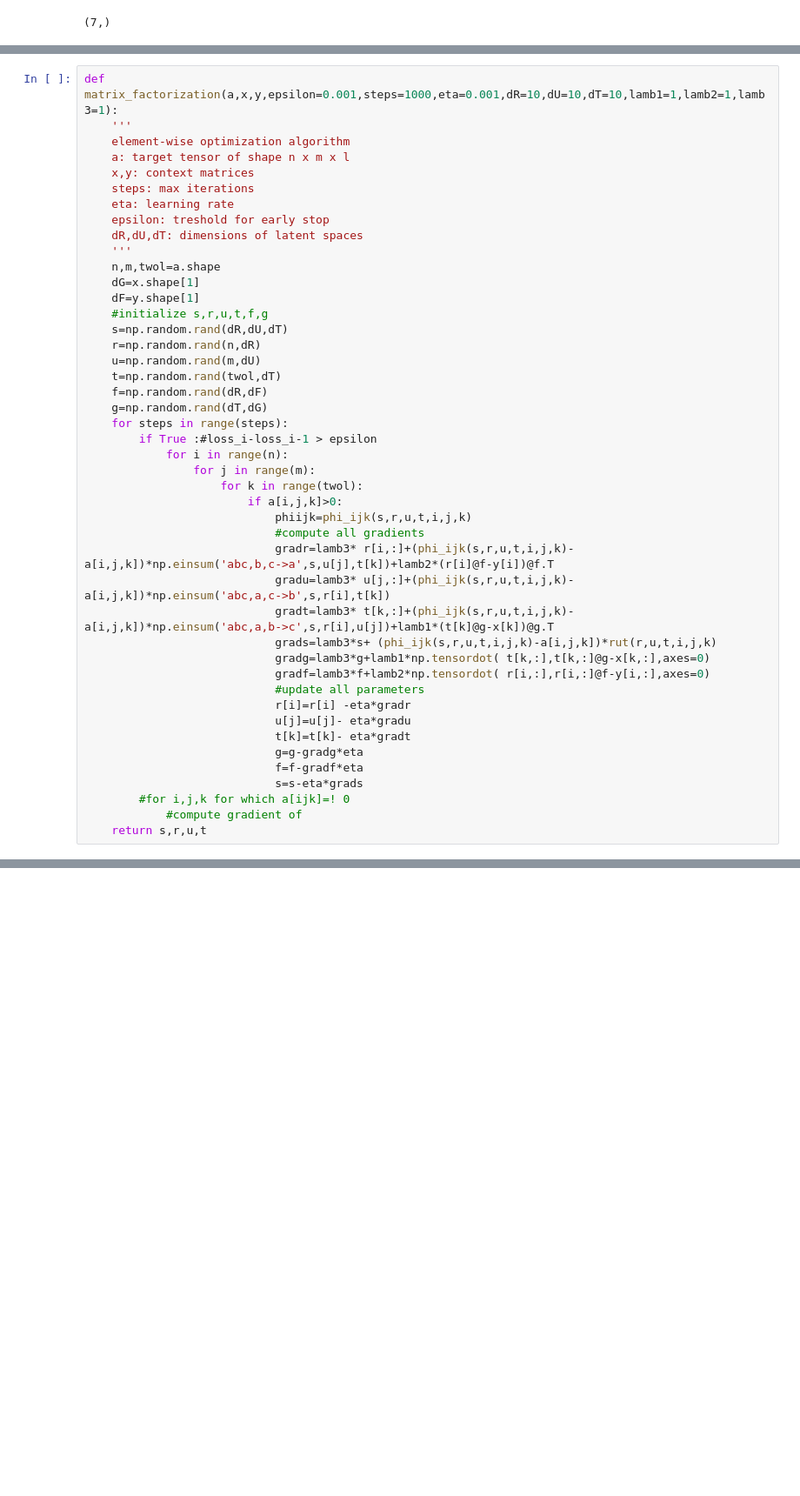
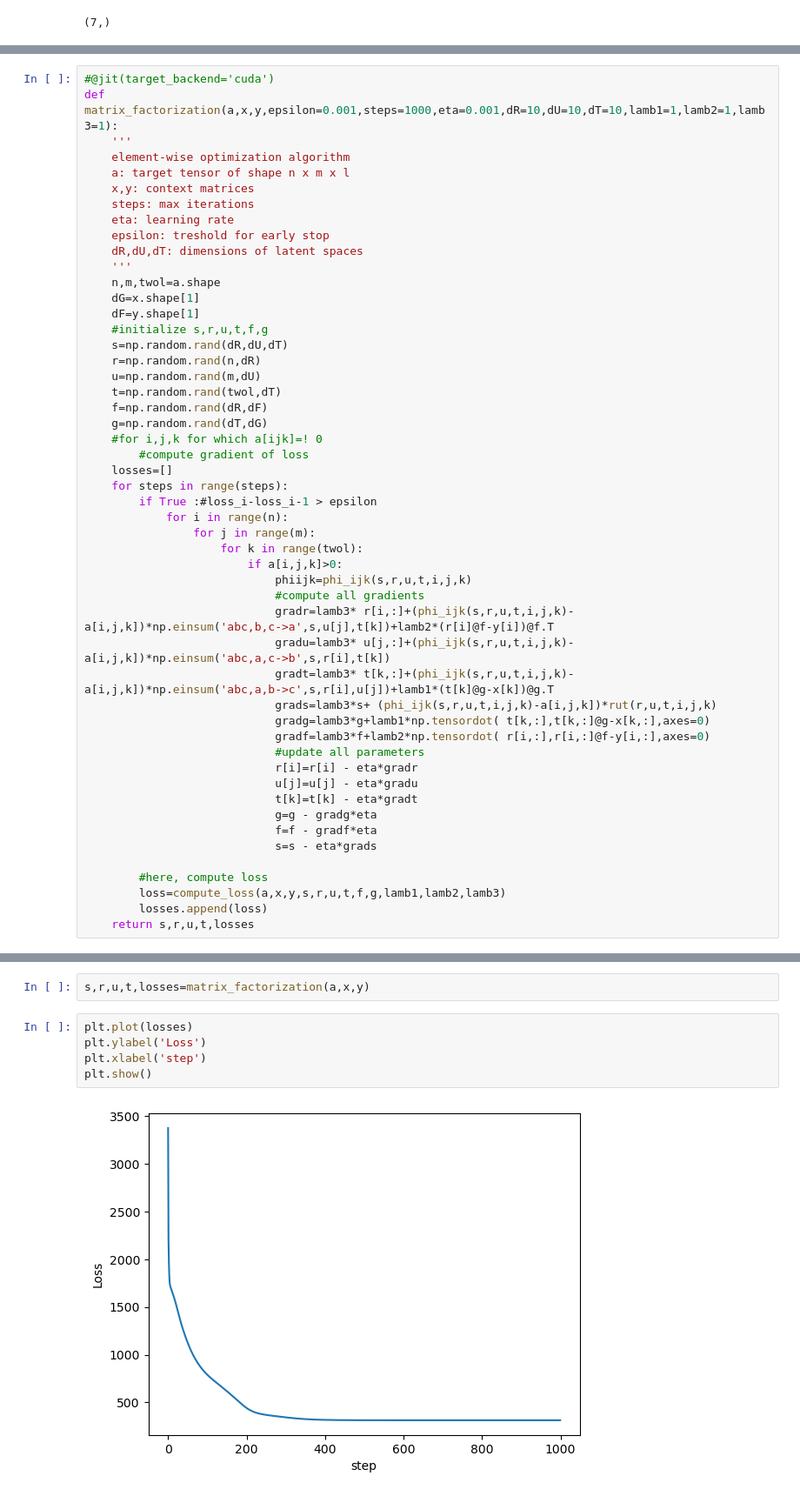
Before and after one commit to alessandro-rubin/recommendation-systems, a Jupyter notebook: travel_time.ipynb, the cells around one changed output, grey strips where cells are left out. Shown at 87% size. Drawn from its saved outputs; the diff is of its cells as text; blank space fills up the shorter version.

```diff
--- a/travel_time.ipynb
+++ b/travel_time.ipynb
@@ -218,4 +212,5 @@ array([ 1.66454547,  1.13463229,  0.48652242,  1.22359074, -1.50237014,
 # %%
+#@jit(target_backend='cuda')
 def matrix_factorization(a,x,y,epsilon=0.001,steps=1000,eta=0.001,dR=10,dU=10,dT=10,lamb1=1,lamb2=1,lamb3=1):
     '''
     element-wise optimization algorithm
@@ -236,6 +231,9 @@ def matrix_factorization(a,x,y,epsilon=0.001,steps=1000,eta=0.001,dR=10,dU=10,dT
     t=np.random.rand(twol,dT)
     f=np.random.rand(dR,dF)
     g=np.random.rand(dT,dG)
+    #for i,j,k for which a[ijk]=! 0
+        #compute gradient of loss
+    losses=[]
     for steps in range(steps):
         if True :#loss_i-loss_i-1 > epsilon
             for i in range(n):
@@ -251,12 +249,14 @@ def matrix_factorization(a,x,y,epsilon=0.001,steps=1000,eta=0.001,dR=10,dU=10,dT
                             gradg=lamb3*g+lamb1*np.tensordot( t[k,:],t[k,:]@g-x[k,:],axes=0)
                             gradf=lamb3*f+lamb2*np.tensordot( r[i,:],r[i,:]@f-y[i,:],axes=0)
                             #update all parameters
-                            r[i]=r[i] -eta*gradr
-                            u[j]=u[j]- eta*gradu
-                            t[k]=t[k]- eta*gradt
-                            g=g-gradg*eta
-                            f=f-gradf*eta
-                            s=s-eta*grads
-        #for i,j,k for which a[ijk]=! 0
-            #compute gradient of
-    return s,r,u,t
+                            r[i]=r[i] - eta*gradr
+                            u[j]=u[j] - eta*gradu
+                            t[k]=t[k] - eta*gradt
+                            g=g - gradg*eta
+                            f=f - gradf*eta
+                            s=s - eta*grads
+
+        #here, compute loss
+        loss=compute_loss(a,x,y,s,r,u,t,f,g,lamb1,lamb2,lamb3)
+        losses.append(loss)
+    return s,r,u,t,losses
@@ -264,0 +263,9 @@ SyntaxError: invalid syntax (428390435.py, line 33)
+# %%
+s,r,u,t,losses=matrix_factorization(a,x,y)
+# %%
+plt.plot(losses)
+plt.ylabel('Loss')
+plt.xlabel('step')
+plt.show()
+# %% [output]
+[figure, added]
```
Also changed, not shown: parts of 30 cells of this notebook, 2 other files.
